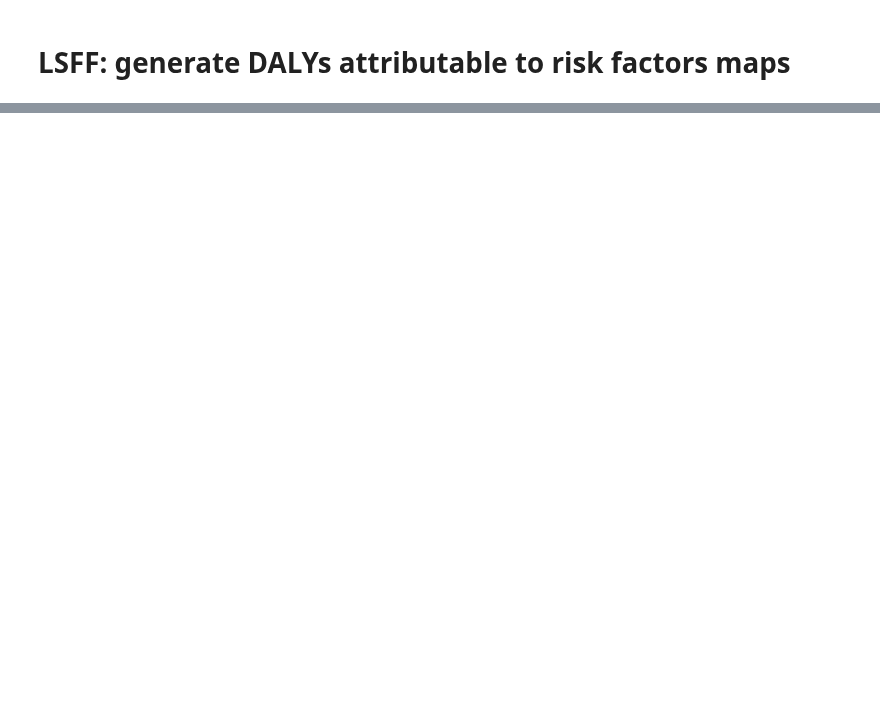
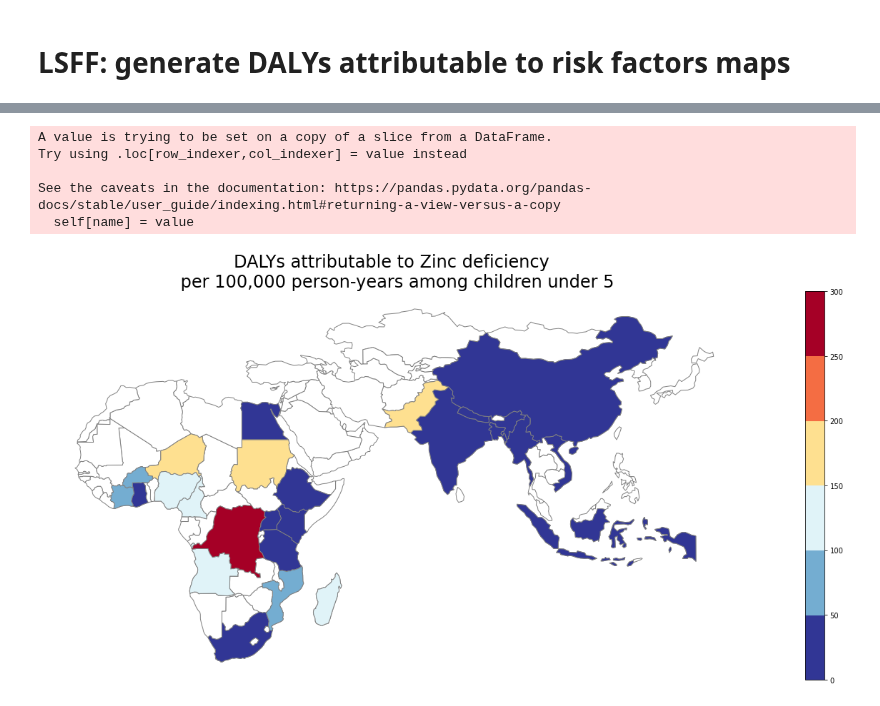
Before and after one commit to ihmeuw/vivarium_data_analysis, a Jupyter notebook: pre_processing/lsff_project/data_prep/gen_outputs/2021_LSFF_dalys_attributable_map.ipynb, the cells around one changed output, grey strips where cells are left out. Saved outputs shown, nothing was run; the diff lists cells and outputs as text; code cells hidden in the pictures; blank space fills up the shorter version.

```diff
--- a/pre_processing/lsff_project/data_prep/gen_outputs/2021_LSFF_dalys_attributable_map.ipynb
+++ b/pre_processing/lsff_project/data_prep/gen_outputs/2021_LSFF_dalys_attributable_map.ipynb
@@ -54 +60,19 @@ df.rename(columns={"('dalys_attributable_to_vad_among_children_under_5', 'mean')
+# %%
+def pull_zinc():
+    zinc_path = '/ihme/homes/beatrixh/notebooks/viv_rsc/new_lsff/inputs/zinc_data_summary.csv'
+    zinc = pd.read_csv(zinc_path)
+
+    rename_zinc = {
+        "dalys_attributable_to_zinc_deficiency_in_age_group_1_to_4":'mean_zinc_dalys_1_4',
+        "dalys_attributable_to_zinc_deficiency_per_100000_py_in_age_group_1_to_4":"mean_zinc_dalys_per_100k_py_u5",
+        "measure":"location_id",
+        "Unnamed: 1":"location_name"
+    }
+    zinc = zinc.rename(columns=rename_zinc).iloc[2:]
+
+    zinc.mean_zinc_dalys_1_4 = zinc.mean_zinc_dalys_1_4.astype(float)
+    zinc.mean_zinc_dalys_per_100k_py_u5 = zinc.mean_zinc_dalys_per_100k_py_u5.astype(float)
+
+    zinc = adjust_loc_names(zinc)
+    return zinc
 # %%
@@ -83,0 +167,16 @@ def plot_map(risk, var_name, n_colors = 6):
+# %%
+df = pull_zinc()
+save_path = '/ihme/homes/beatrixh/notebooks/viv_rsc/new_lsff/outputs/plots/1_4_zinc_dalys_per_100k_py_map.pdf'
+risk = 'Zinc deficiency \n per 100,000 person-years'
+var_name = 'mean_zinc_dalys_per_100k_py_u5'
+step = 50
+n_colors = 6
+
+output_map(df, save_path, risk, var_name, step, n_colors)
+# %% [output]
+A value is trying to be set on a copy of a slice from a DataFrame.
+Try using .loc[row_indexer,col_indexer] = value instead
+
+See the caveats in the documentation: https://pandas.pydata.org/pandas-docs/stable/user_guide/indexing.html#returning-a-view-versus-a-copy
+  self[name] = value
+[figure, added]
```
Also changed, not shown: parts of 17 cells of this notebook.
